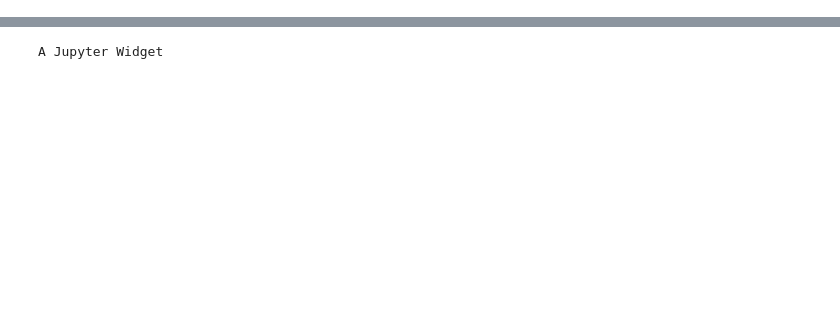
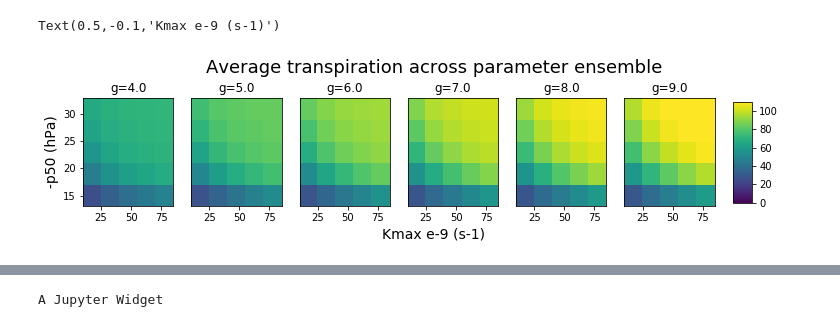
Before and after one commit to djk2120/Assignment_2, a Jupyter notebook: FinalProject/output.ipynb, the cells around one changed output, grey strips where cells are left out. Cells and saved outputs as stored; diff of their text form; code cells hidden in the pictures; blank space fills up the shorter version.

```diff
--- a/FinalProject/output.ipynb
+++ b/FinalProject/output.ipynb
@@ -8,15 +7,41 @@ plt.rcParams['figure.figsize'] = (8,5)
-# %%
-data = np.zeros([216,51])
-ct   = -1
-for i in np.linspace(1,6,6):
-    for j in np.linspace(1,6,6):
-        for k in np.linspace(1,6,6):
-            ct += 1
-            data[ct,0]=i
-            data[ct,1]=j
-            data[ct,2]=k
-            for t in np.linspace(1,48,48):
-                data[ct,2+int(t)]=(max(np.sin((t-8)/10),0)
-                  + i/15*max(np.sin((t-8)/10),0)
-                  - j/8*max(np.sin((t-8)/10),0)
-                  + k/10)
+# %%
+plt.rcParams['figure.figsize'] = (13,2)
+data = np.loadtxt('full.txt')
+
+kvals = np.unique(data[:,0])
+pvals = np.unique(data[:,2])
+
+fig,ax = plt.subplots(1,6)
+for g in np.linspace(4,9,6):
+
+    ix1 = data[:,1]==g
+
+    k = 10
+    p = 25
+
+    out = np.zeros([6,6])
+
+    for i in range(6):
+        for j in range(6):
+            ix=np.logical_and(ix1,np.logical_and(data[:,0]==kvals[i],data[:,2]==pvals[j]))
+            out[i,j]=data[ix,3]
+
+    ax = plt.subplot(1,6,g-3)
+    im = ax.pcolormesh(kvals,pvals,out,vmin=0,vmax=110)
+    if g==4:
+        ax.set_ylabel('-p50 (hPa)',fontsize=14)
+    else:
+        ax.set_yticks([])
+    ax.set_title("g="+str(g))
+
+
+fig.subplots_adjust(right=0.8)
+cbar_ax = fig.add_axes([0.82, 0.15, 0.02, 0.7])
+fig.colorbar(im, cax=cbar_ax)
+
+
+fig.text(0.5, 1.05, 'Average transpiration across parameter ensemble', ha='center',fontsize=18)
+fig.text(0.5, -0.1, 'Kmax e-9 (s-1)', ha='center',fontsize=14)
+# %% [output]
+Text(0.5,-0.1,'Kmax e-9 (s-1)')
+[figure, added]
```
Also changed, not shown: parts of 4 cells of this notebook, 1 other file.
